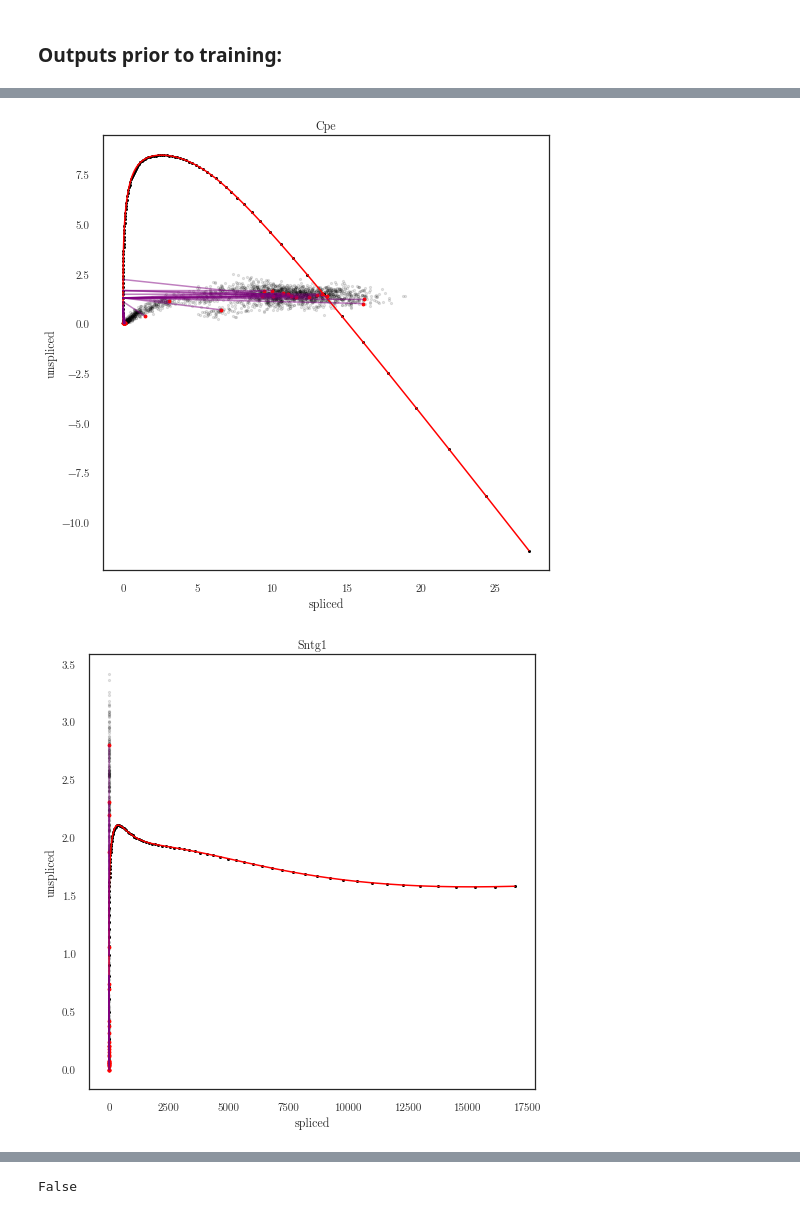
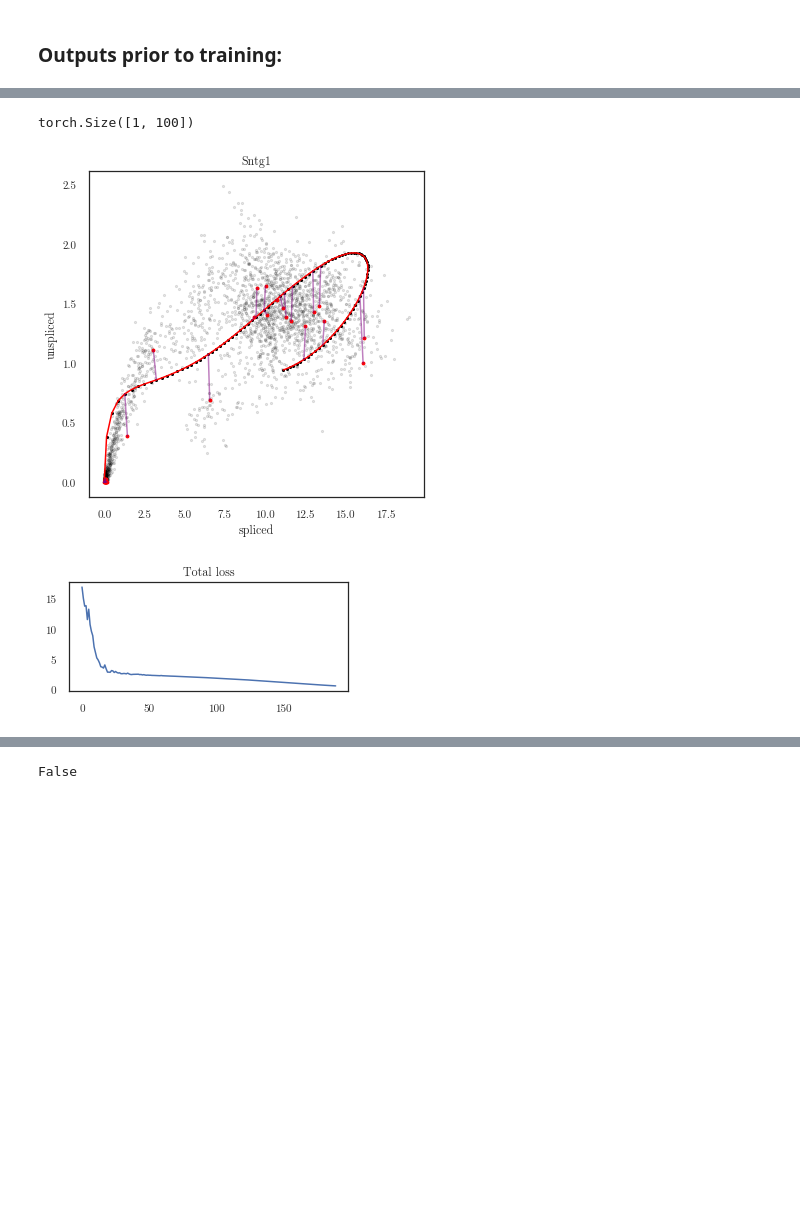
Before and after one commit to mossjacob/alfi, a Jupyter notebook: experiments/rnavelocity/rnavelocity.ipynb, the cells around one changed output, grey strips where cells are left out. Drawn from its saved outputs; the diff is of its cells as text; code cells hidden in the pictures; blank space fills up the shorter version.

Commit message:
one gene only rnav vel

```diff
--- a/experiments/rnavelocity/rnavelocity.ipynb
+++ b/experiments/rnavelocity/rnavelocity.ipynb
@@ -84,9 +146,8 @@ Number of latent GPs (# transcription rates): 10
 # %%
 data = dataset.m_observed.squeeze()
-print(data.shape)
 y_target = data
-u_y = y_target[:2000]  # (num_genes, num_cells)
-s_y = y_target[2000:]  # (num_genes, num_cells)
+u_y = y_target[:num_genes]  # (num_genes, num_cells)
+s_y = y_target[num_genes:]  # (num_genes, num_cells)
 # w = torch.logical_and(u_y > 0, s_y > 0)
 # u_y = torch.gather(u_y, dim=1, index=w)
 print(s_y.shape)
@@ -96,9 +157,10 @@ x = u_y > torch.tensor(np.percentile(u_y, 98, axis=1)).unsqueeze(-1)
 u = u_y * x
 s = s.unsqueeze(-1)
 u = u.unsqueeze(1)
-gamma = torch.matmul(u, s).squeeze()
-l2 = s.squeeze().square().sum(dim=1)
+gamma = torch.matmul(u, s).squeeze(1).squeeze(1)
+l2 = s.squeeze(2).square().sum(dim=1)
 gamma /= l2
 gamma = gamma.unsqueeze(-1)
-print(gamma.max(), gamma.min())
+if single_gene:
+    gamma += 0.8
 # %% [output]
@@ -108,30 +168,34 @@ tensor(37.4716) tensor(0.)
 # %%
 data = dataset.m_observed
 cells = data.permute(1, 2, 0)  # (O, C, 1)
-u_y = cells[:2000]  # (num_genes, num_cells)
-s_y = cells[2000:]  # (num_genes, num_cells)
+u_y = cells[:num_genes]  # (num_genes, num_cells)
+s_y = cells[num_genes:]  # (num_genes, num_cells)
 nonzero_mask = list()
-for gene_index in range(num_outputs // 2):
+for gene_index in range(num_genes):
     nonzero_mask.append(torch.logical_and(s_y[gene_index, :, 0] > 0,
-                                     u_y[gene_index, :, 0] > 0))
+                                          u_y[gene_index, :, 0] > 0))
 nonzero_mask = torch.stack(nonzero_mask).repeat(2, 1)
 
+splicing_rate = torch.zeros_like(gamma)
+splicing_rate += 1.4
+transcription_rate = torch.zeros_like(gamma)
+transcription_rate += 2.3
 lfm_kwargs = dict(
     nonlinearity=softplus,
     decay_rate=gamma,
+    splicing_rate=splicing_rate,
+    transcription_rate=transcription_rate,
     num_training_points=num_cells,
     nonzero_mask=nonzero_mask
 )
 lfm = RNAVelocityLFM(num_outputs, gp_model, config, **lfm_kwargs)
-
-
 
 if use_natural:
     variational_optimizer = NGD(lfm.variational_parameters(), num_data=num_cells, lr=0.05)
     parameter_optimizer = Adam(lfm.nonvariational_parameters(), lr=0.02)
     optimizers = [variational_optimizer, parameter_optimizer]
 else:
-    optimizers = [torch.optim.Adam(lfm.parameters(), lr=0.06)]
+    optimizers = [torch.optim.Adam(lfm.parameters(), lr=0.05)]
 trainer = EMTrainer(lfm, optimizers, dataset, batch_size=4000)
 plotter = Plotter1d(lfm, dataset.gene_names)
 # %% [markdown]
@@ -147,8 +211,6 @@ for i in range(num_latents):
     for sample in range(num_samples):
         plt.plot(s[sample, :, i].detach())
 
-data = next(iter(trainer.data_loader))
-cells = data.permute(0, 2, 1) # (O, C, 1)
 print_scatter(cells, cpe_index, num_connections=0)
 plt.figure(figsize=(3, 3))
 mean = list(lfm.gp_model.variational_parameters())[0]
@@ -163,9 +226,8 @@ torch.Size([3696])
 # %%
-
 import time
 start = time.time()
 
-output = trainer.train(5, report_interval=1, step_size=1e-1)
+output = trainer.train(40, report_interval=5, step_size=1e-1)
 end = time.time()
 print(end - start)
 # %% [output]
@@ -189,11 +251,14 @@ Epoch 013/013 - Loss: 17031.64 (17031.59 0.05) kernel: [2.5762146 2.343943  2.34
 # %%
 # plotter.plot_outputs(t_predict, replicate=0, t_scatter=t_observed,y_scatter=dataset.m_observed, model_kwargs=model_kwargs);
 # plotter.plot_latents(t_predict, ylim=(-1, 3), plot_barenco=True, plot_inducing=False)
 
 out = lfm(lfm.timepoint_choices, step_size=step_size)
+end_index = 0 if single_gene else 2
+for i in [cpe_index] + list(range(0, end_index)):
+    print_scatter(cells, i, num_connections=30, figsize=(6, 6))
 
-for i in [cpe_index] + list(range(0, 2)):
-    print_scatter(cells, i, num_connections=30, figsize=(8, 8))
+plotter.plot_losses(trainer, last_x=200)
 # %% [output]
+torch.Size([1, 100])
-[figure, old version]
+[figure, new version]
-[figure, old version]
+[figure, new version]
```
Also changed, not shown: parts of 15 cells of this notebook, 3 other files.
